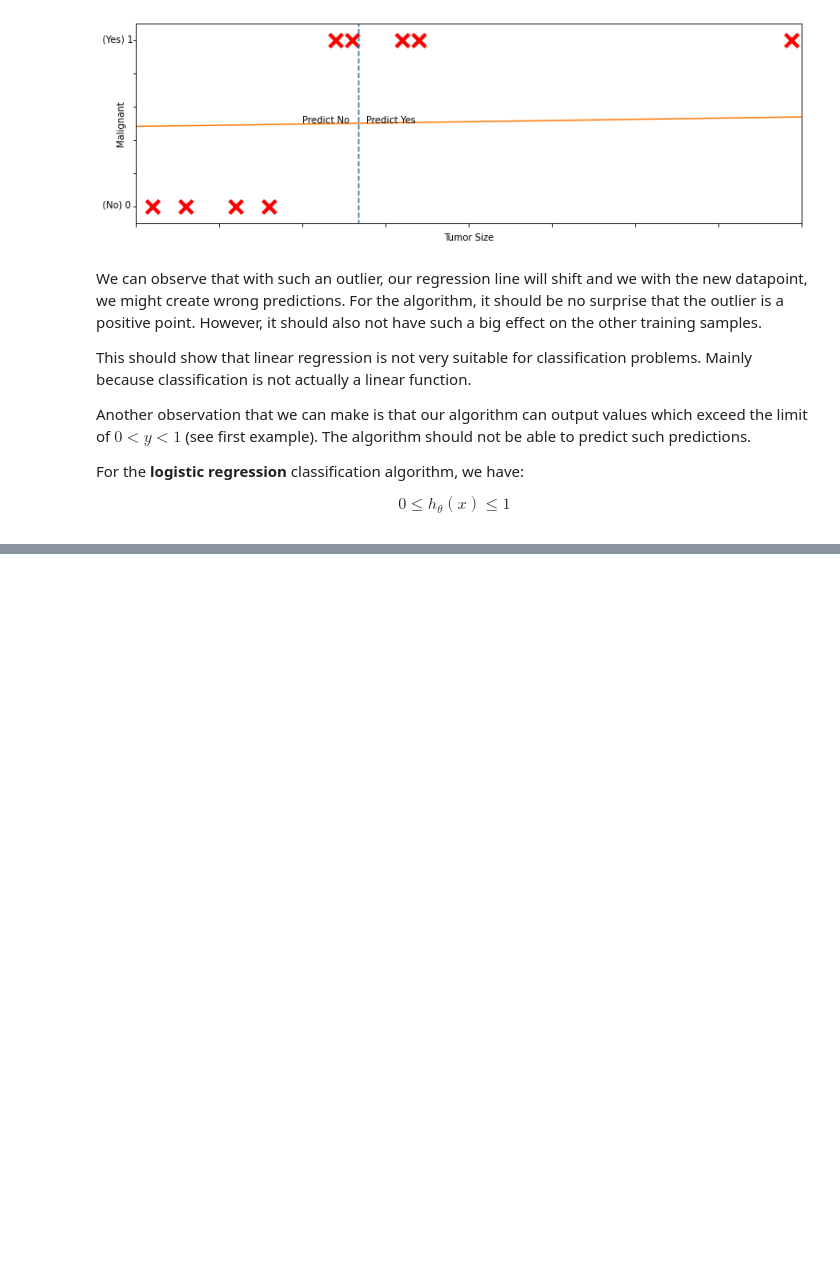
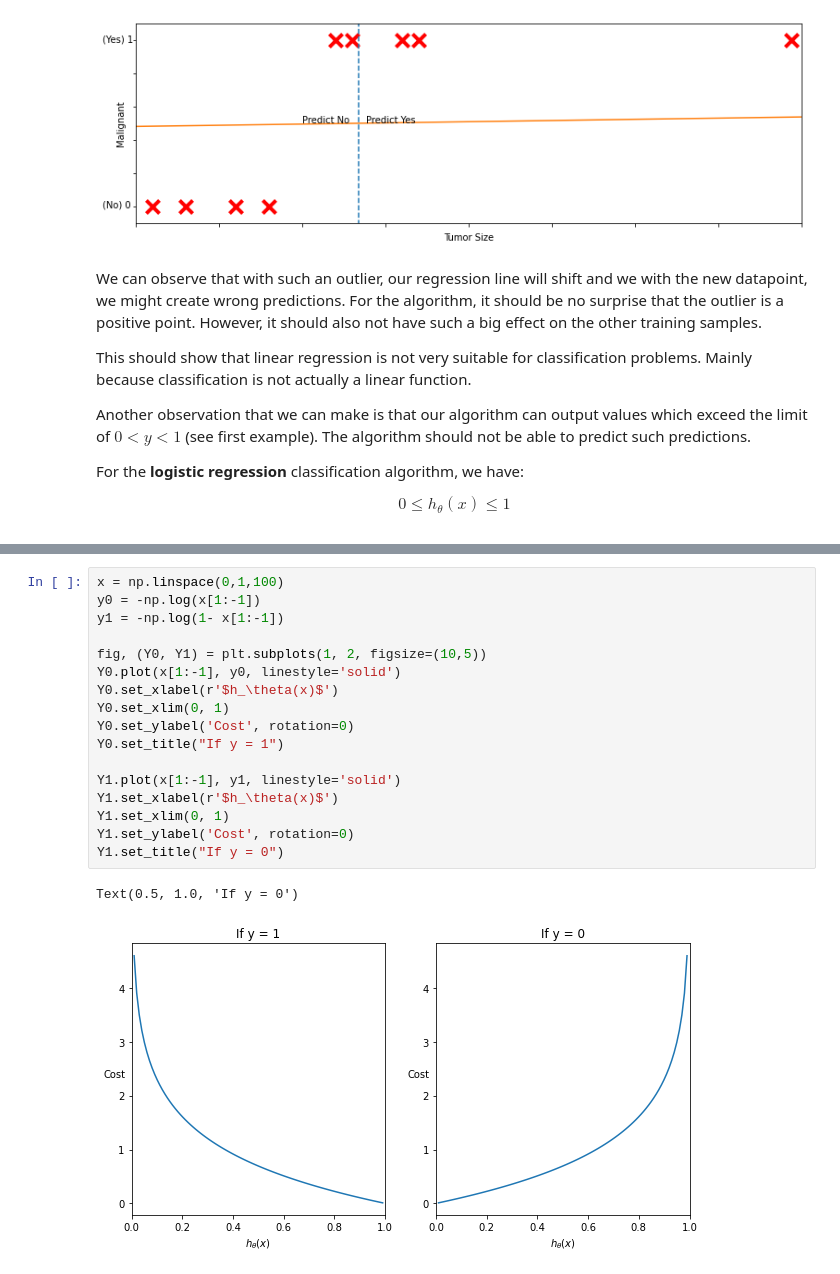
Before and after one commit to Dexter192/Coursera-AndrewNg-MachineLearning, a Jupyter notebook: Notebooks/Logistic Regression.ipynb, the cells around one changed output, grey strips where cells are left out. Saved outputs shown, nothing was run; the diff lists cells and outputs as text; blank space fills up the shorter version.

```diff
--- a/Notebooks/Logistic Regression.ipynb
+++ b/Notebooks/Logistic Regression.ipynb
@@ -115,0 +174,20 @@ $P(y=0|x;\theta) P(y=1|x;\theta)=1$
+# %%
+x = np.linspace(0,1,100)
+y0 = -np.log(x[1:-1])
+y1 = -np.log(1- x[1:-1])
+
+fig, (Y0, Y1) = plt.subplots(1, 2, figsize=(10,5))
+Y0.plot(x[1:-1], y0, linestyle='solid')
+Y0.set_xlabel(r'$h_\theta(x)$')
+Y0.set_xlim(0, 1)
+Y0.set_ylabel('Cost', rotation=0)
+Y0.set_title("If y = 1")
+
+Y1.plot(x[1:-1], y1, linestyle='solid')
+Y1.set_xlabel(r'$h_\theta(x)$')
+Y1.set_xlim(0, 1)
+Y1.set_ylabel('Cost', rotation=0)
+Y1.set_title("If y = 0")
+# %% [output]
+Text(0.5, 1.0, 'If y = 0')
+[figure, added]
```
Also changed, not shown: parts of 12 cells of this notebook, 1 other file.
